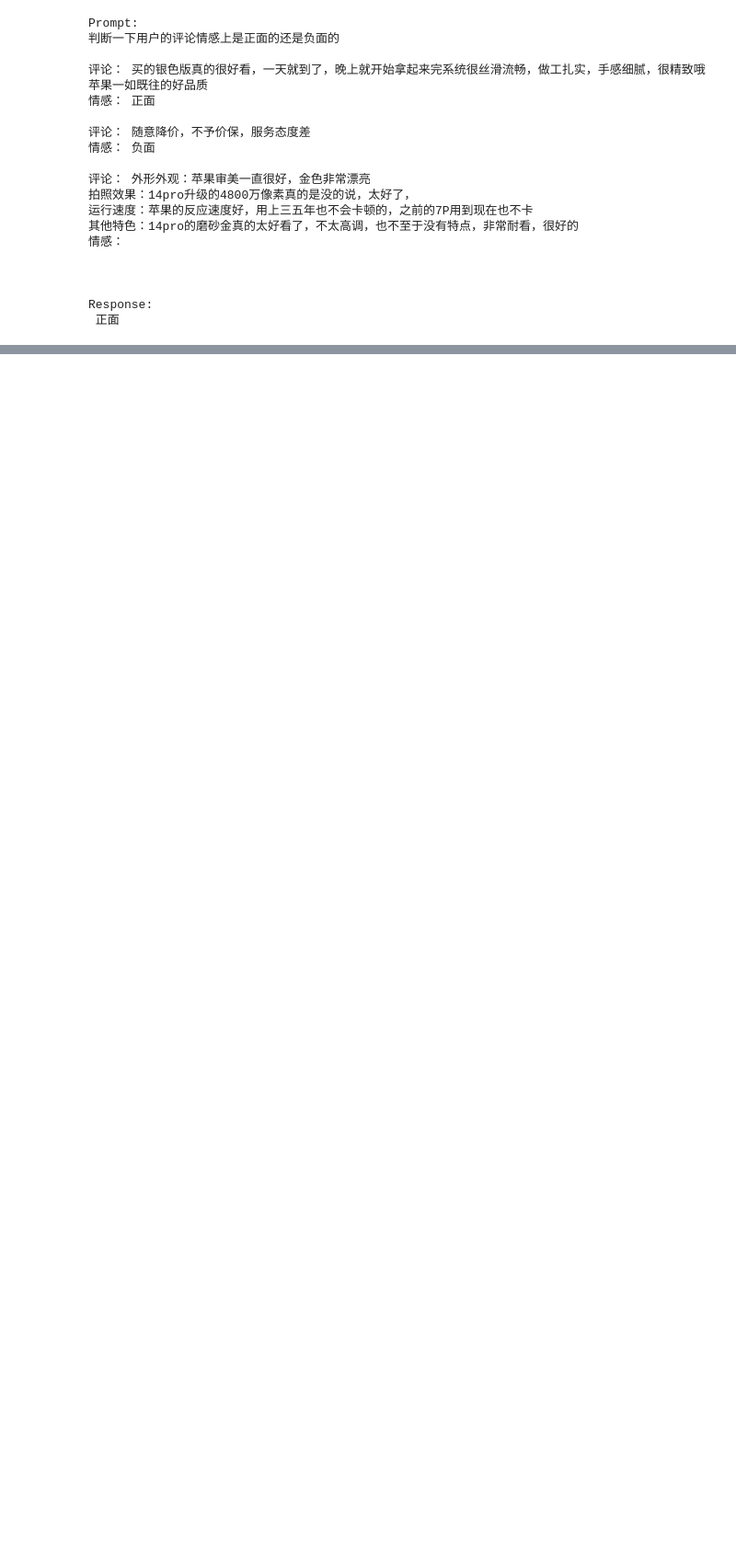
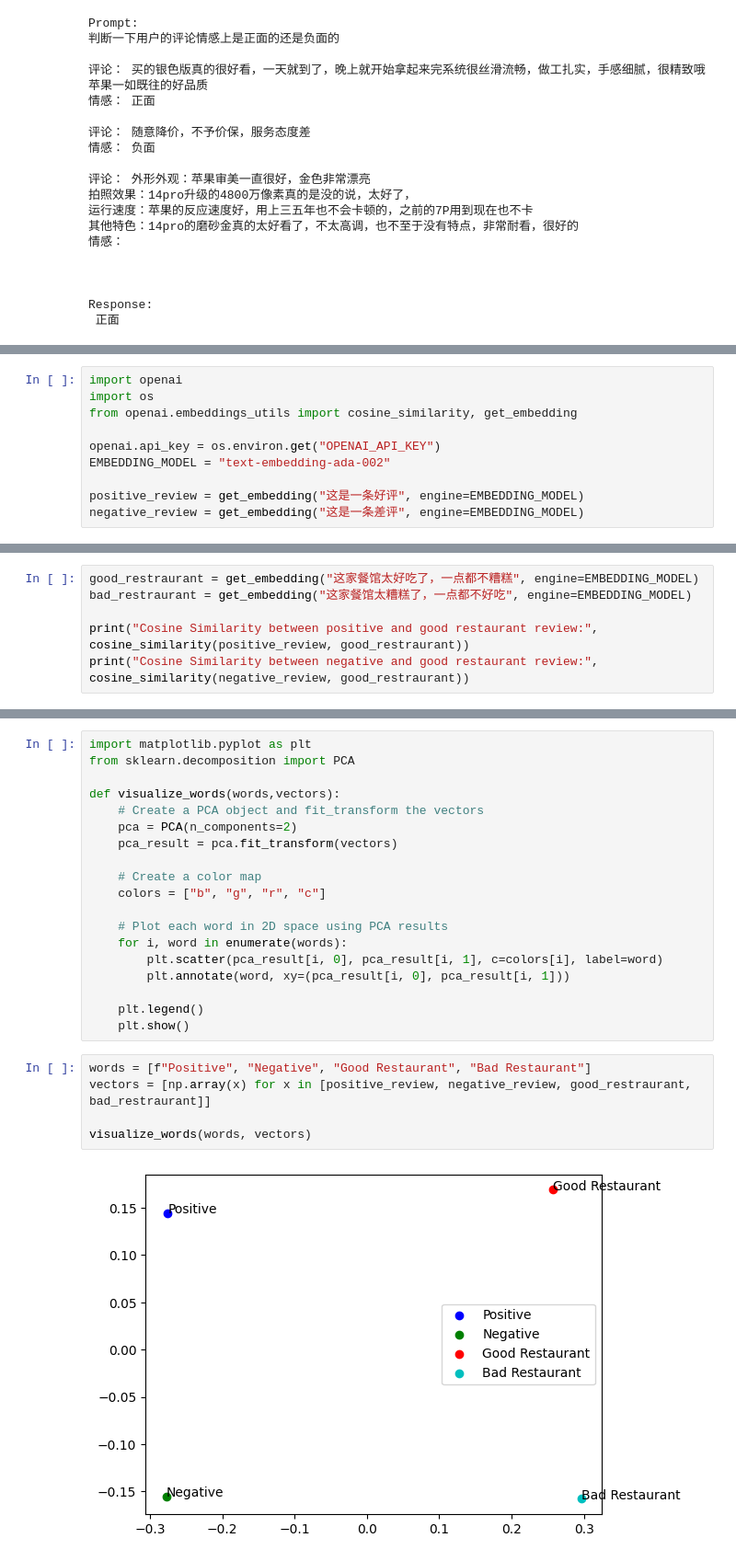
Before and after one commit to xuwenhao/mactalk-ai-course, a Jupyter notebook: week2.ipynb, the cells around one changed output, grey strips where cells are left out. Shown at 92% size. Drawn from its saved outputs; the diff is of its cells as text; blank space fills up the shorter version.

Commit message:
add basic embedding functions

```diff
--- a/week2.ipynb
+++ b/week2.ipynb
@@ -203,0 +460,10 @@ Response:
+# %%
+import openai
+import os
+from openai.embeddings_utils import cosine_similarity, get_embedding
+
+openai.api_key = os.environ.get("OPENAI_API_KEY")
+EMBEDDING_MODEL = "text-embedding-ada-002"
+
+positive_review = get_embedding("这是一条好评", engine=EMBEDDING_MODEL)
+negative_review = get_embedding("这是一条差评", engine=EMBEDDING_MODEL)
@@ -203,0 +484,6 @@ Response:
+# %%
+good_restraurant = get_embedding("这家餐馆太好吃了，一点都不糟糕", engine=EMBEDDING_MODEL)
+bad_restraurant = get_embedding("这家餐馆太糟糕了，一点都不好吃", engine=EMBEDDING_MODEL)
+
+print("Cosine Similarity between positive and good restaurant review:", cosine_similarity(positive_review, good_restraurant))
+print("Cosine Similarity between negative and good restaurant review:", cosine_similarity(negative_review, good_restraurant))
@@ -203,0 +531,26 @@ Response:
+# %%
+import matplotlib.pyplot as plt
+from sklearn.decomposition import PCA
+
+def visualize_words(words,vectors):
+    # Create a PCA object and fit_transform the vectors
+    pca = PCA(n_components=2)
+    pca_result = pca.fit_transform(vectors)
+
+    # Create a color map
+    colors = ["b", "g", "r", "c"]
+
+    # Plot each word in 2D space using PCA results
+    for i, word in enumerate(words):
+        plt.scatter(pca_result[i, 0], pca_result[i, 1], c=colors[i], label=word)
+        plt.annotate(word, xy=(pca_result[i, 0], pca_result[i, 1]))
+
+    plt.legend()
+    plt.show()
+# %%
+words = [f"Positive", "Negative", "Good Restaurant", "Bad Restaurant"]
+vectors = [np.array(x) for x in [positive_review, negative_review, good_restraurant, bad_restraurant]]
+
+visualize_words(words, vectors)
+# %% [output]
+[figure, added]
```
Also changed, not shown: parts of 27 cells of this notebook, 1 other file.
